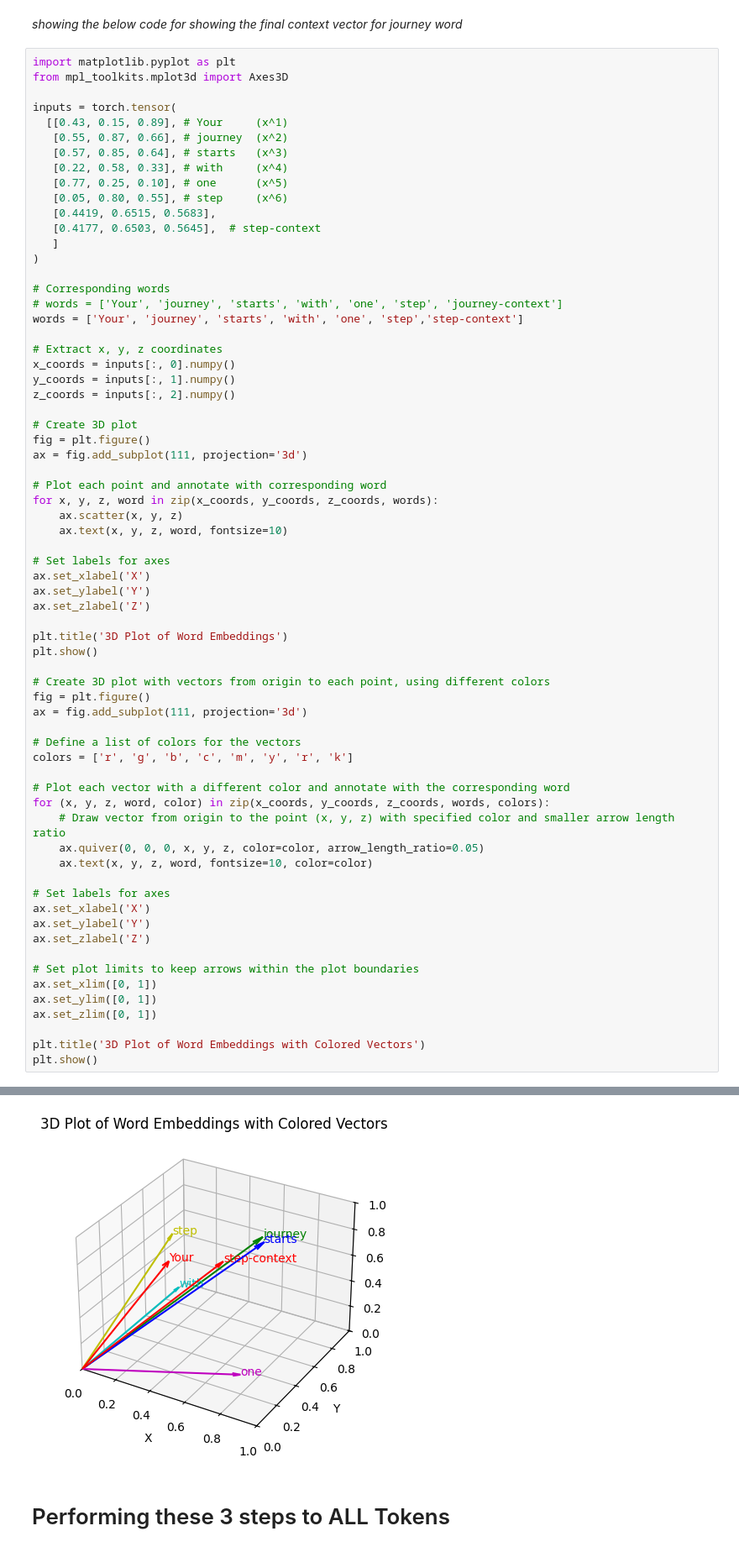
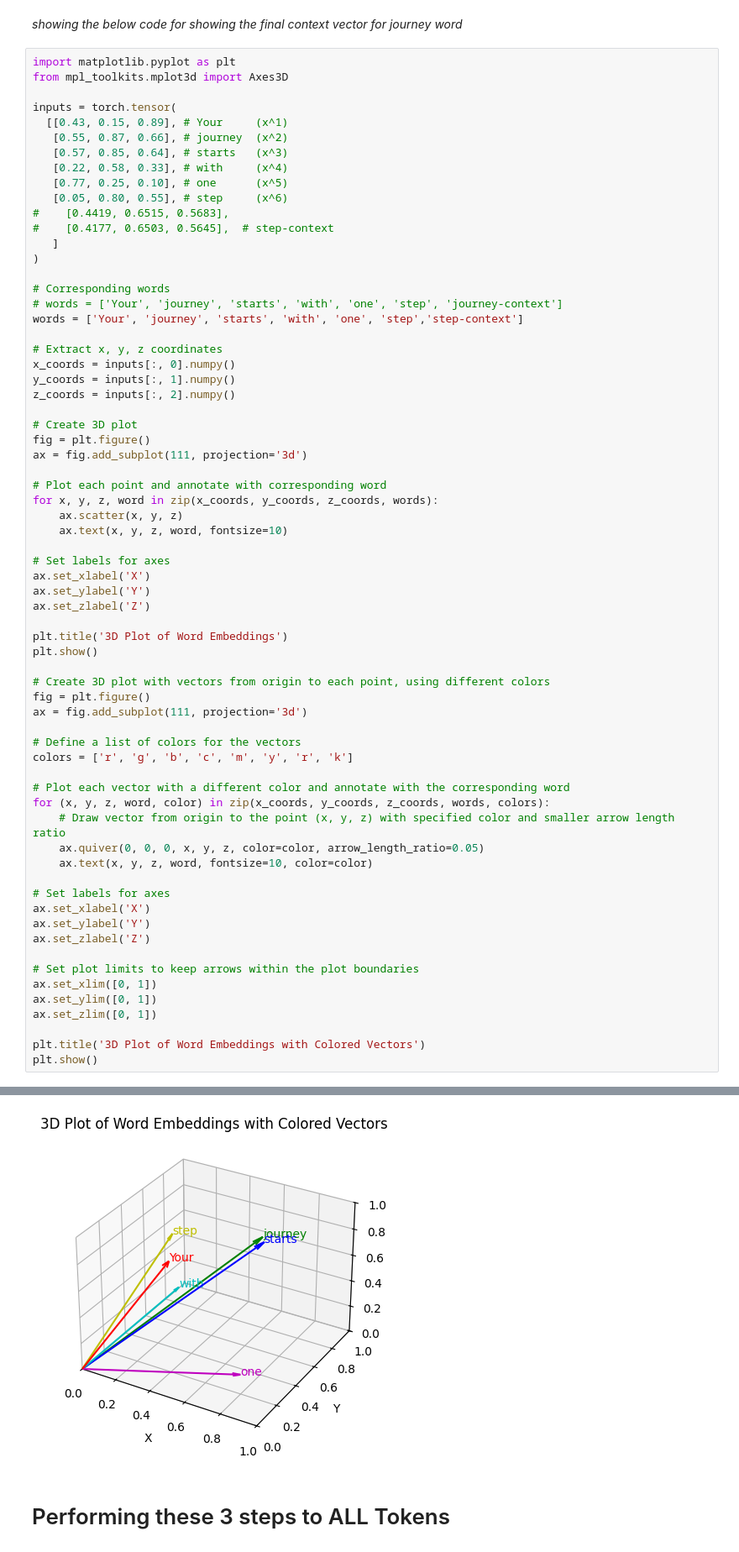
Before and after one commit to RajiaRani/Building_LLMs_from_Scrach, a Jupyter notebook: 03. Self_Attention/01. Simplified_Attention.ipynb, the cells around one changed output, grey strips where cells are left out. Shown at 84% size. Drawn from its saved outputs; the diff is of its cells as text.

```diff
--- a/03. Self_Attention/01. Simplified_Attention.ipynb
+++ b/03. Self_Attention/01. Simplified_Attention.ipynb
@@ -161,8 +164,8 @@ inputs = torch.tensor(
    [0.22, 0.58, 0.33], # with     (x^4)
    [0.77, 0.25, 0.10], # one      (x^5)
    [0.05, 0.80, 0.55], # step     (x^6)
-   [0.4419, 0.6515, 0.5683],
-   [0.4177, 0.6503, 0.5645],  # step-context
+#    [0.4419, 0.6515, 0.5683],
+#    [0.4177, 0.6503, 0.5645],  # step-context
    ]
 )
 
@@ -222,4 +225,4 @@ plt.show()
-[figure, old version]
+[figure, new version]
 # %% [markdown]
 # Performing these 3 steps to ALL Tokens
 # %%
```
Also changed, not shown: parts of 4 cells of this notebook, 1 other file.
